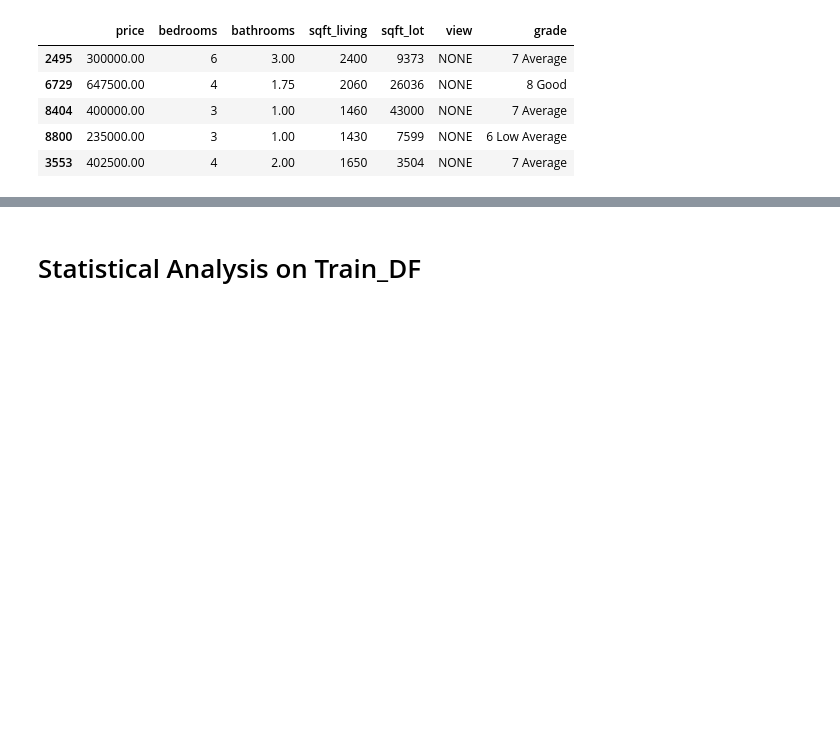
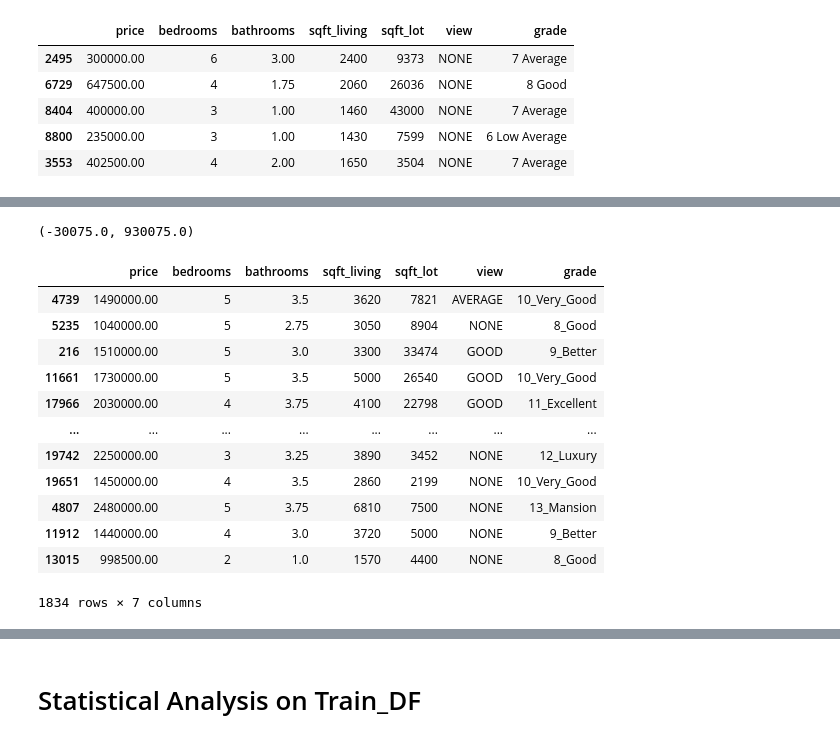
Before and after one commit to xiaohua-su/King_County_Real_Estate_Analysis, a Jupyter notebook: scratchwork_that_runs_properly.ipynb, the cells around one changed output, grey strips where cells are left out. Saved outputs shown, nothing was run; the diff lists cells and outputs as text; code cells hidden in the pictures; blank space fills up the shorter version.

```diff
--- a/scratchwork_that_runs_properly.ipynb
+++ b/scratchwork_that_runs_properly.ipynb
@@ -122,0 +169,30 @@ df_copy = df_copy.dropna(subset = ['view'])
+# %%
+#Finding where our outliers are in terms of how far they are from the IQR
+#using median here because mean takes the
+q3, q1 = np.percentile(df_copy['price'], [75, 25])
+q3, q1
+iqr = q3-q1
+
+lower_limit = df_copy['price'].median()- (iqr*1.5)
+
+upper_limit = df_copy['price'].median()+ (iqr*1.5)
+
+lower_limit, upper_limit
+# %% [output]
+(-30075.0, 930075.0)
+# %%
+df_copy[(df_copy['price'] >  930075)]
+# %% [output]
+|  | price | bedrooms | bathrooms | sqft_living | sqft_lot | view | grade |
+| 4739 | 1490000.00 | 5 | 3.5 | 3620 | 7821 | AVERAGE | 10_Very_Good |
+| 5235 | 1040000.00 | 5 | 2.75 | 3050 | 8904 | NONE | 8_Good |
+| 216 | 1510000.00 | 5 | 3.0 | 3300 | 33474 | GOOD | 9_Better |
+| 11661 | 1730000.00 | 5 | 3.5 | 5000 | 26540 | GOOD | 10_Very_Good |
+| 17966 | 2030000.00 | 4 | 3.75 | 4100 | 22798 | GOOD | 11_Excellent |
+| ... | ... | ... | ... | ... | ... | ... | ... |
+| 19742 | 2250000.00 | 3 | 3.25 | 3890 | 3452 | NONE | 12_Luxury |
+| 19651 | 1450000.00 | 4 | 3.5 | 2860 | 2199 | NONE | 10_Very_Good |
+| 4807 | 2480000.00 | 5 | 3.75 | 6810 | 7500 | NONE | 13_Mansion |
+| 11912 | 1440000.00 | 4 | 3.0 | 3720 | 5000 | NONE | 9_Better |
+| 13015 | 998500.00 | 2 | 1.0 | 1570 | 4400 | NONE | 8_Good |
+1834 rows × 7 columns
```
Also changed, not shown: parts of 65 cells of this notebook.
